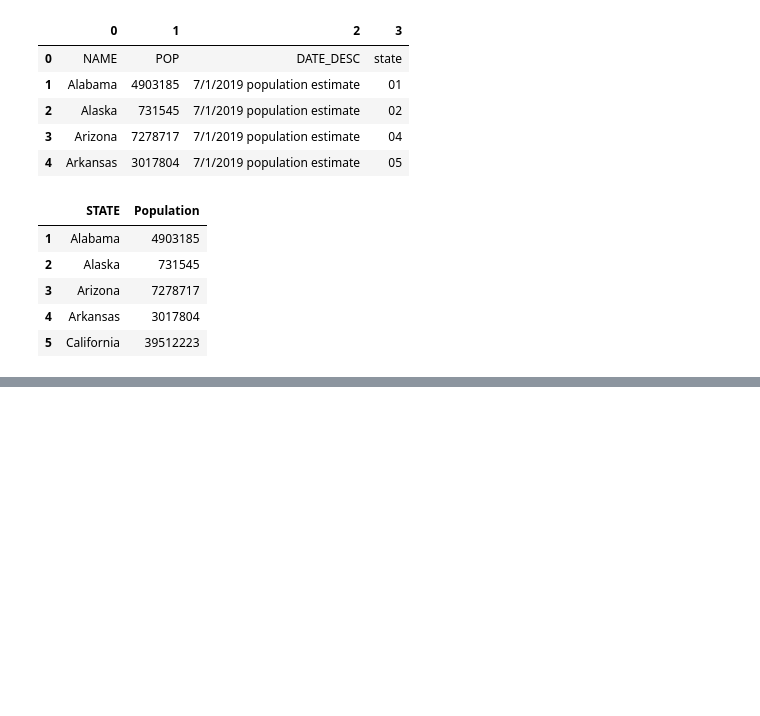
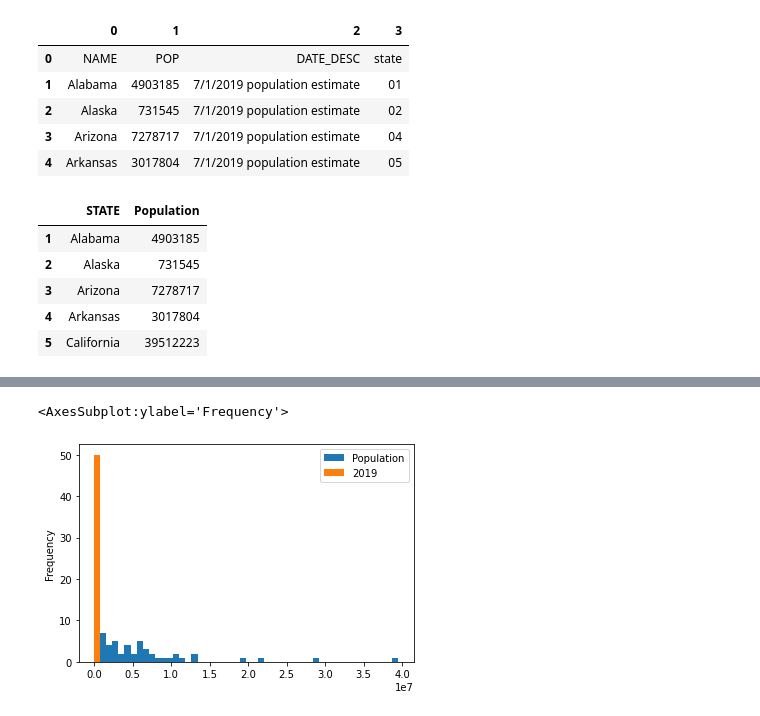
Before and after one commit to matheus-g-a/PROJECT1, a Jupyter notebook: data_files/Census pop.ipynb, the cells around one changed output, grey strips where cells are left out. Cells and saved outputs as stored; diff of their text form; code cells hidden in the pictures; blank space fills up the shorter version.

```diff
--- a/data_files/Census pop.ipynb
+++ b/data_files/Census pop.ipynb
@@ -213,0 +193,7 @@ merged_df
+# %%
+#merge dfs
+merged_df = pd.merge(state_pop, nineteen_csv, on = "STATE")
+
+merged_df = merged_df.astype({"2019":"int","Population":"int"})
+
+merged_df
@@ -213,0 +218,7 @@ merged_df
+# %%
+# import matplot
+import matplotlib.pyplot as plt
+merged_df.plot.hist(bins=len(merged_df["STATE"]))
+# %% [output]
+<AxesSubplot:ylabel='Frequency'>
+[figure, added]
```
Also changed, not shown: parts of 11 cells of this notebook, 3 other files.
